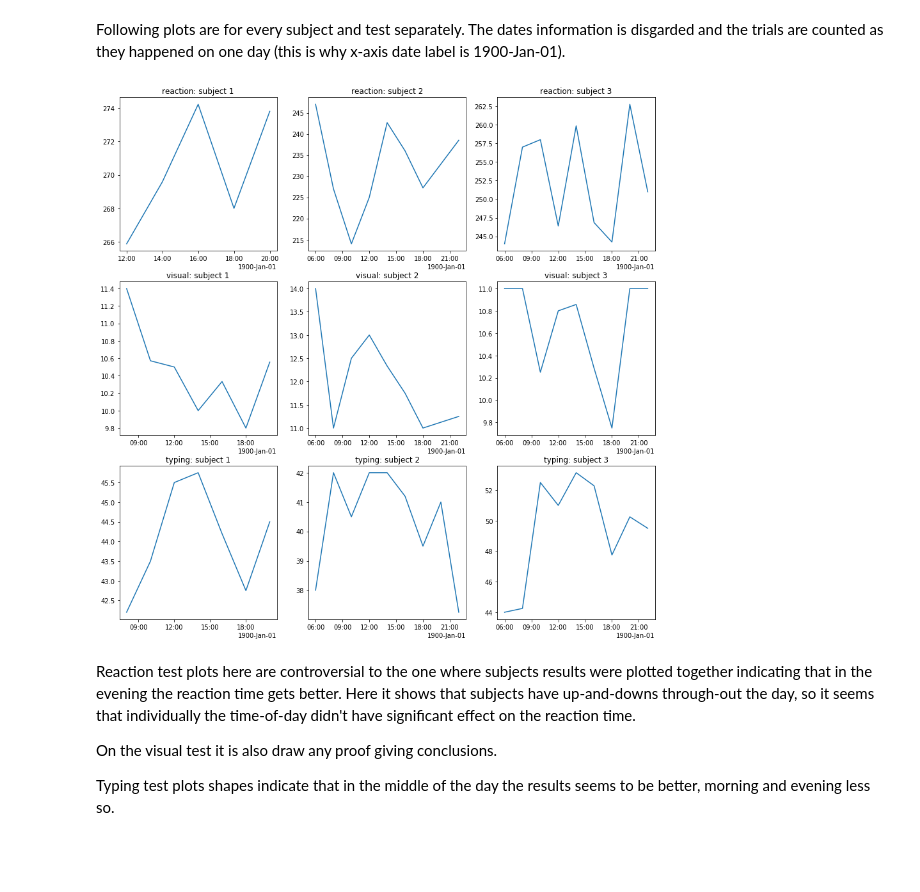
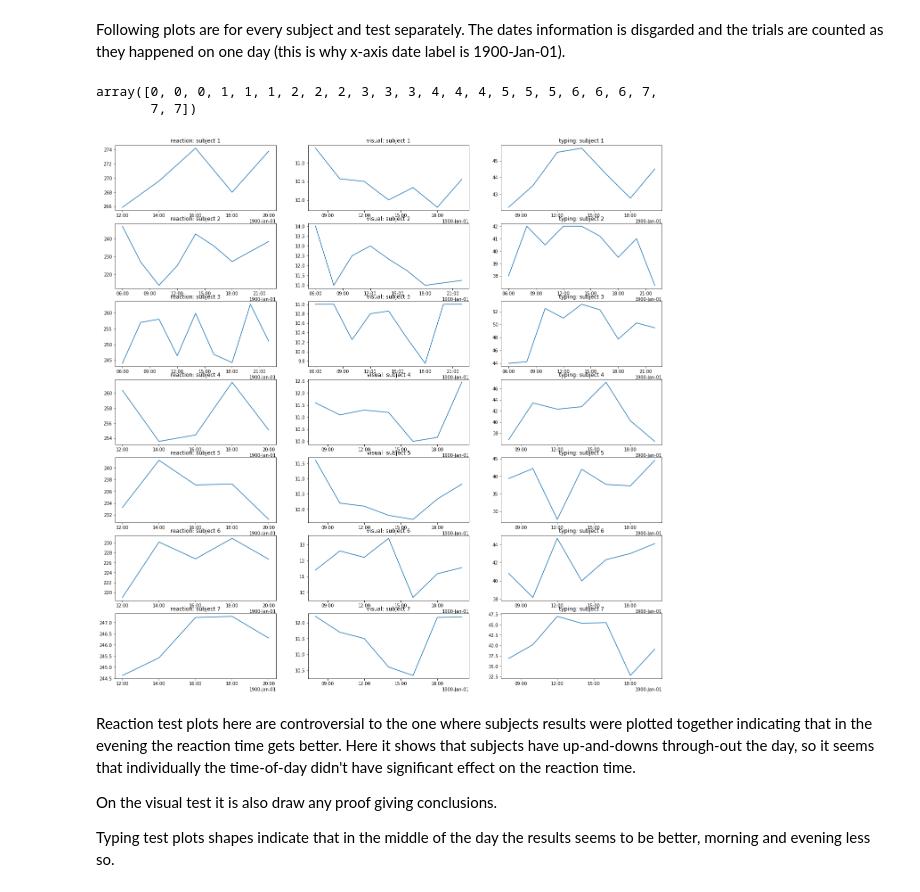
Before and after one commit to kaareltinn/icns-project, a Jupyter notebook: project.ipynb, the cells around one changed output. Cells and saved outputs as stored; diff of their text form; code cells hidden in the pictures; blank space fills up the shorter version.

```diff
--- a/project.ipynb
+++ b/project.ipynb
@@ -150,10 +131,10 @@ Total data points shape: (375, 5)
 | 3 | 18.11.2019 | 12:08 | 272 | 2019-11-18 12:08:00 | 12:08:00 |
 | 4 | 18.11.2019 | 14:35 | 276 | 2019-11-18 14:35:00 | 14:35:00 |
 # %%
-fig, axs = plt.subplots(3, 3, figsize=(15, 15))
+fig, axs = plt.subplots(3, 7, figsize=(17, 17))
 
-for i, (test_type, ax) in enumerate(zip(np.repeat(['reaction', 'visual', 'typing'], 3), itertools.chain(*axs))):
-    index = i % 3
+for i, (test_type, ax) in enumerate(zip(np.repeat(['reaction', 'visual', 'typing'], 7), itertools.chain(*axs))):
+    index = i % 7
     d = total_data[test_type][index]
     ax.scatter(d.datetime, d.result, marker='.', alpha=0.2)
     set_concise_formatter(ax)
@@ -419,25 +322,32 @@ display_side_by_side(*[df.describe() for df in total_data['typing']])
 Subject 3 has performed the best in typing test having highest max value and best mean.
 # %% [markdown]
 Following plots are for every subject and test separately. The dates information is disgarded and the trials are counted as they happened on one day (this is why x-axis date label is 1900-Jan-01).
+# %%
+np.repeat(range(8), 3)
+# %% [output]
+array([0, 0, 0, 1, 1, 1, 2, 2, 2, 3, 3, 3, 4, 4, 4, 5, 5, 5, 6, 6, 6, 7,
+       7, 7])
 # %%
-fig, axs = plt.subplots(3, 3, figsize=(15, 15))
-
-for i, (test_type, ax) in enumerate(zip(np.repeat(['reaction', 'visual', 'typing'], 3), itertools.chain(*axs))):
-    index = i % 3
+fig, axs = plt.subplots(7, 3, figsize=(22, 22))
+test_types = ['reaction', 'visual', 'typing']
+for i, (ax, index) in enumerate(zip(itertools.chain(*axs), np.repeat(range(8), 3))):
+    #index = i % 7
+    i2 = i % 3
+    test_type = test_types[i2]
     d = total_data[test_type][index]
     dfc = d.copy(deep=True)
     dfc.set_index(dfc['datetime'], inplace=True)
     dfc = dfc.loc['2019-11-18':'2019-11-22']
     dfc['time'] = dfc.apply(lambda x: datetime.strptime(x.Timestamp, '%H:%M'), axis=1)
     dfc.set_index(dfc['time'], inplace=True)
     dfs = dfc.resample('2H').mean().dropna()
     ax.plot(dfs.index, dfs.result)
     set_concise_formatter(ax)
     ax.set_title(test_type + ": subject " + str(index + 1))
 
 plt.show()
 # %% [output]
-[figure, old version]
+[figure, new version]
 # %% [markdown]
 Reaction test plots here are controversial to the one where subjects results were plotted together indicating that in the evening the reaction time gets better. Here it shows that subjects have up-and-downs through-out the day, so it seems that individually the time-of-day didn't have significant effect on the reaction time.
 
```
Also changed, not shown: parts of 21 cells of this notebook.
